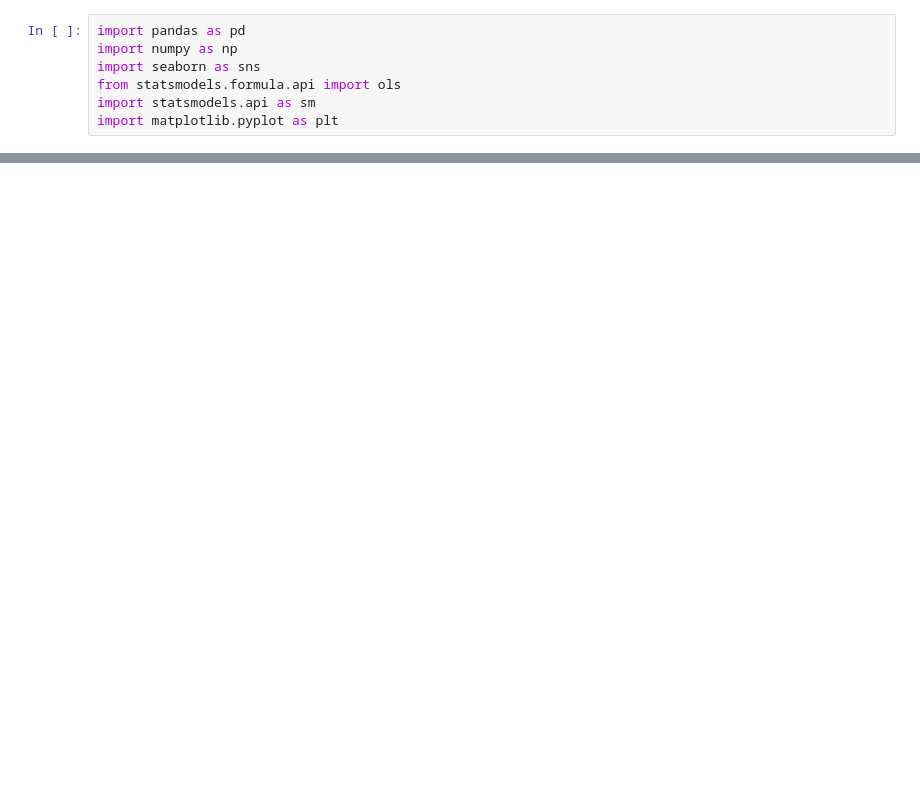
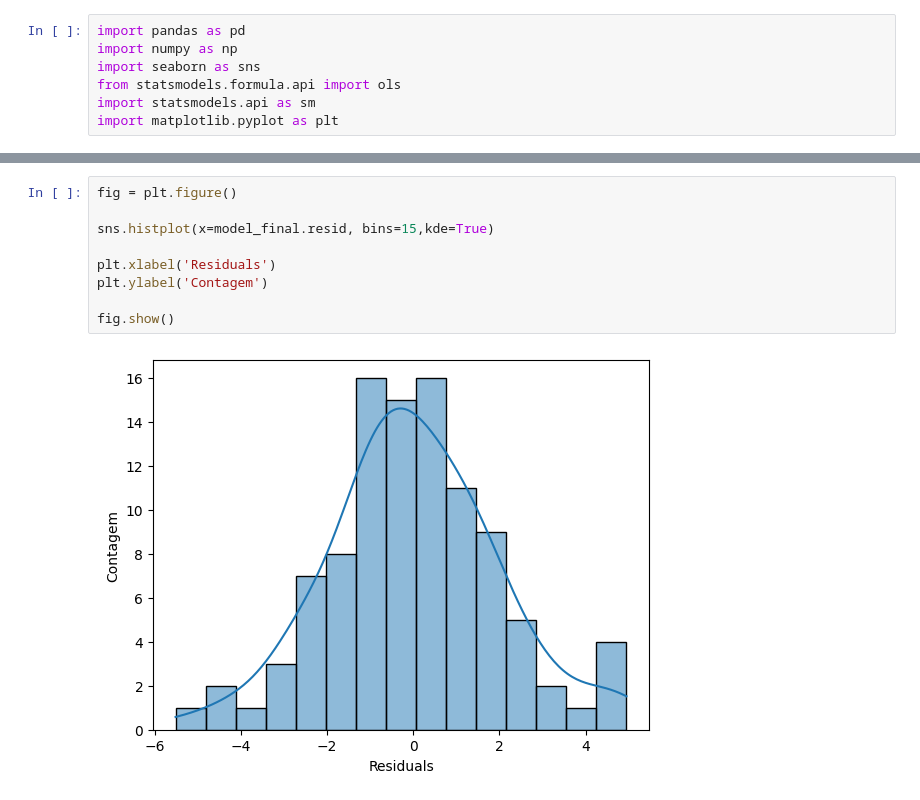
Before and after one commit to gabriel-victor933/project-applications-linear-regression, a Jupyter notebook: main.ipynb, the cells around one changed output, grey strips where cells are left out. Cells and saved outputs as stored; diff of their text form; blank space fills up the shorter version.

```diff
--- a/main.ipynb
+++ b/main.ipynb
@@ -282,0 +242,11 @@ plt.show()
+# %%
+fig = plt.figure()
+
+sns.histplot(x=model_final.resid, bins=15,kde=True)
+
+plt.xlabel('Residuals')
+plt.ylabel('Contagem')
+
+fig.show()
+# %% [output]
+[figure, added]
```
Also changed, not shown: parts of 52 cells of this notebook, 3 other files.
